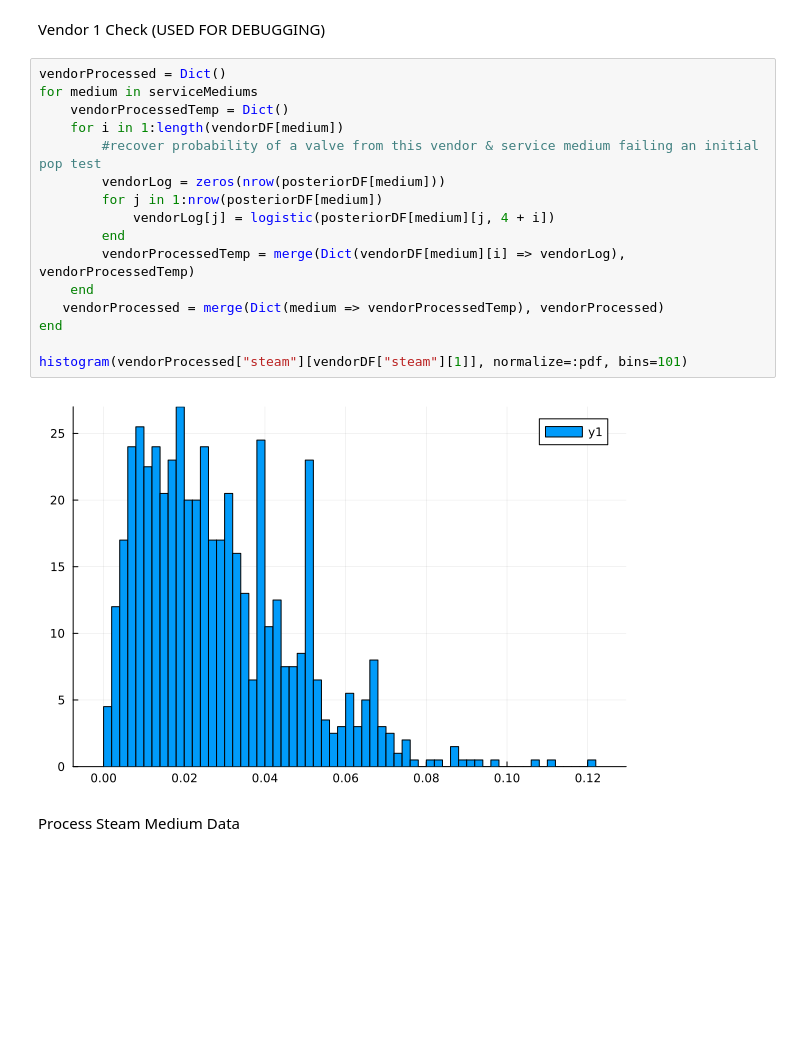
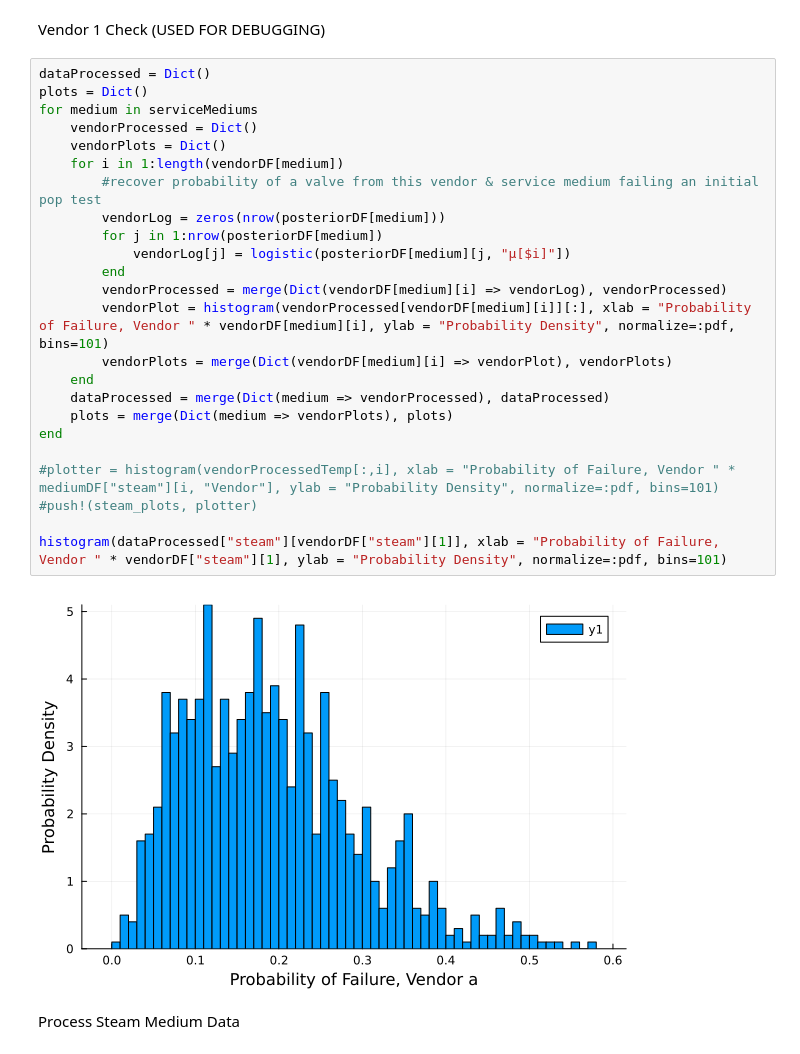
Before and after one commit to aniknia/ValveRejectionRates, a Jupyter notebook: Final Project.ipynb, the cells around one changed output. Drawn from its saved outputs; the diff is of its cells as text; blank space fills up the shorter version.

Commit message:
refactor predicting valve failure

```diff
--- a/Final Project.ipynb
+++ b/Final Project.ipynb
@@ -92,23 +92,31 @@ end
 # %% [markdown]
 Vendor 1 Check (USED FOR DEBUGGING)
 # %%
-vendorProcessed = Dict()
+dataProcessed = Dict()
+plots = Dict()
 for medium in serviceMediums
-    vendorProcessedTemp = Dict()
+    vendorProcessed = Dict()
+    vendorPlots = Dict()
     for i in 1:length(vendorDF[medium])
         #recover probability of a valve from this vendor & service medium failing an initial pop test
         vendorLog = zeros(nrow(posteriorDF[medium]))
         for j in 1:nrow(posteriorDF[medium])
-            vendorLog[j] = logistic(posteriorDF[medium][j, 4 + i])
+            vendorLog[j] = logistic(posteriorDF[medium][j, "μ[$i]"])
         end
-        vendorProcessedTemp = merge(Dict(vendorDF[medium][i] => vendorLog), vendorProcessedTemp)
+        vendorProcessed = merge(Dict(vendorDF[medium][i] => vendorLog), vendorProcessed)
+        vendorPlot = histogram(vendorProcessed[vendorDF[medium][i]][:], xlab = "Probability of Failure, Vendor " * vendorDF[medium][i], ylab = "Probability Density", normalize=:pdf, bins=101)
+        vendorPlots = merge(Dict(vendorDF[medium][i] => vendorPlot), vendorPlots)
     end
-   vendorProcessed = merge(Dict(medium => vendorProcessedTemp), vendorProcessed)
+    dataProcessed = merge(Dict(medium => vendorProcessed), dataProcessed)
+    plots = merge(Dict(medium => vendorPlots), plots)
 end
 
-histogram(vendorProcessed["steam"][vendorDF["steam"][1]], normalize=:pdf, bins=101)
+#plotter = histogram(vendorProcessedTemp[:,i], xlab = "Probability of Failure, Vendor " * mediumDF["steam"][i, "Vendor"], ylab = "Probability Density", normalize=:pdf, bins=101)
+#push!(steam_plots, plotter)
+
+histogram(dataProcessed["steam"][vendorDF["steam"][1]], xlab = "Probability of Failure, Vendor " * vendorDF["steam"][1], ylab = "Probability Density", normalize=:pdf, bins=101)
 # %% [output]
-[figure, old version]
+[figure, new version]
 # %% [markdown]
 Process Steam Medium Data
 # %%
```
Also changed, not shown: parts of 2 cells of this notebook.
